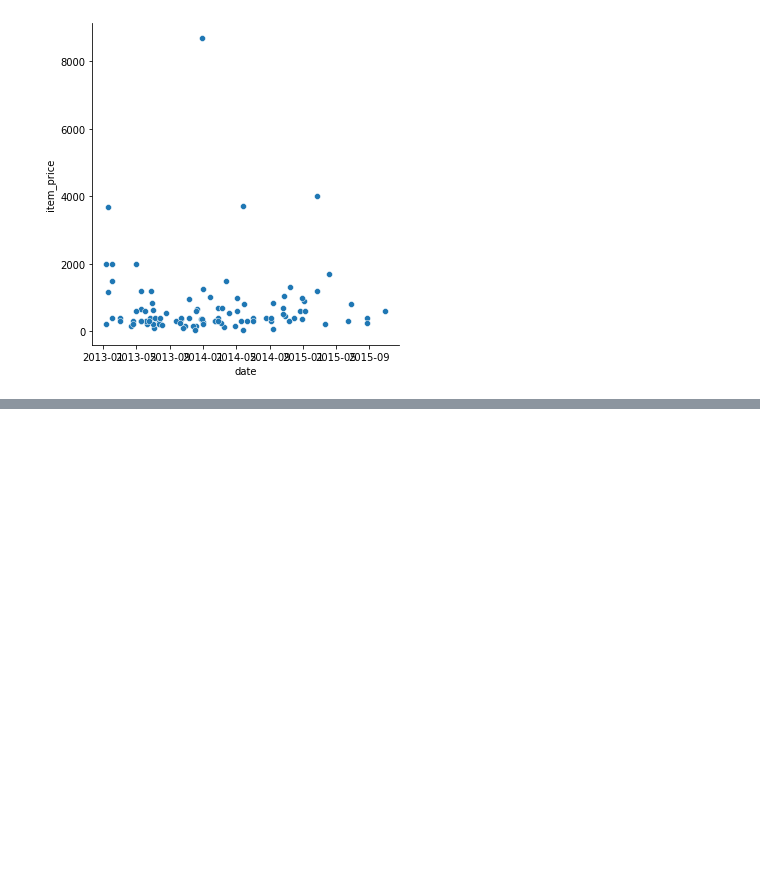
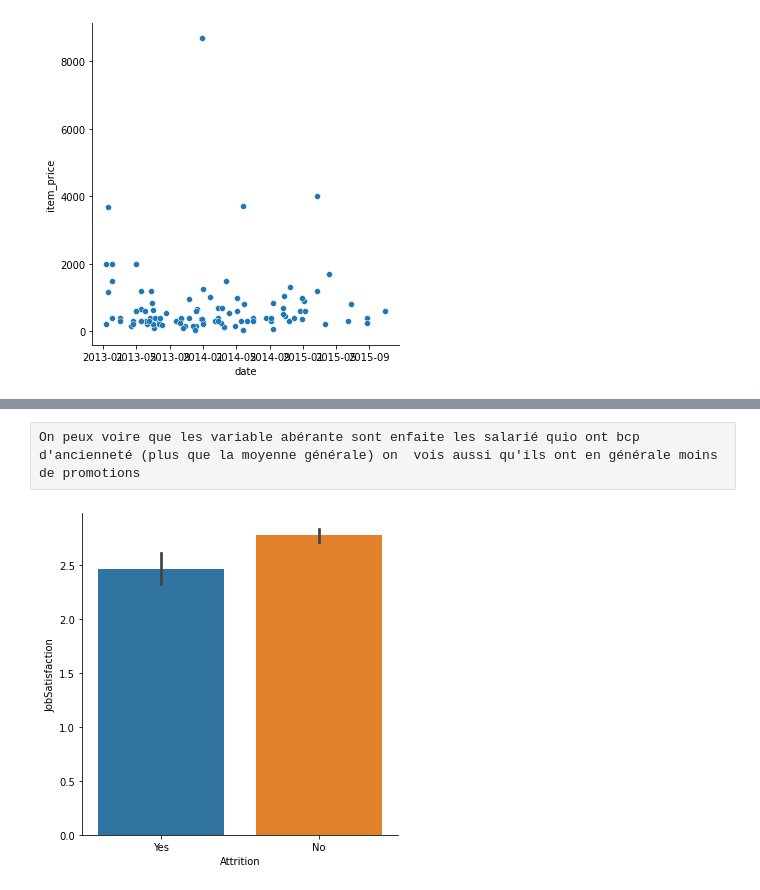
Before and after one commit to Promiat/python-EDA, a Jupyter notebook: seaborn/Exo-Data visualisation .ipynb, the cells around one changed output, grey strips where cells are left out. Saved outputs shown, nothing was run; the diff lists cells and outputs as text; code cells hidden in the pictures; blank space fills up the shorter version.

```diff
--- a/seaborn/Exo-Data visualisation.ipynb
+++ b/seaborn/Exo-Data visualisation .ipynb
@@ -123,0 +226,6 @@ sns.relplot(data = new_sales_predictions, x= pd.to_datetime(new_sales_prediction
+# %% [raw]
+On peux voire que les variable abérante sont enfaite les salarié quio ont bcp d'ancienneté (plus que la moyenne générale) on  vois aussi qu'ils ont en générale moins de promotions
+# %%
+filter_tab_ibm = sns.catplot(data=ibm_hr_attrition, x='Attrition', y='JobSatisfaction',kind="bar")
+# %% [output]
+[figure, added]
```
Also changed, not shown: parts of 24 cells of this notebook.
